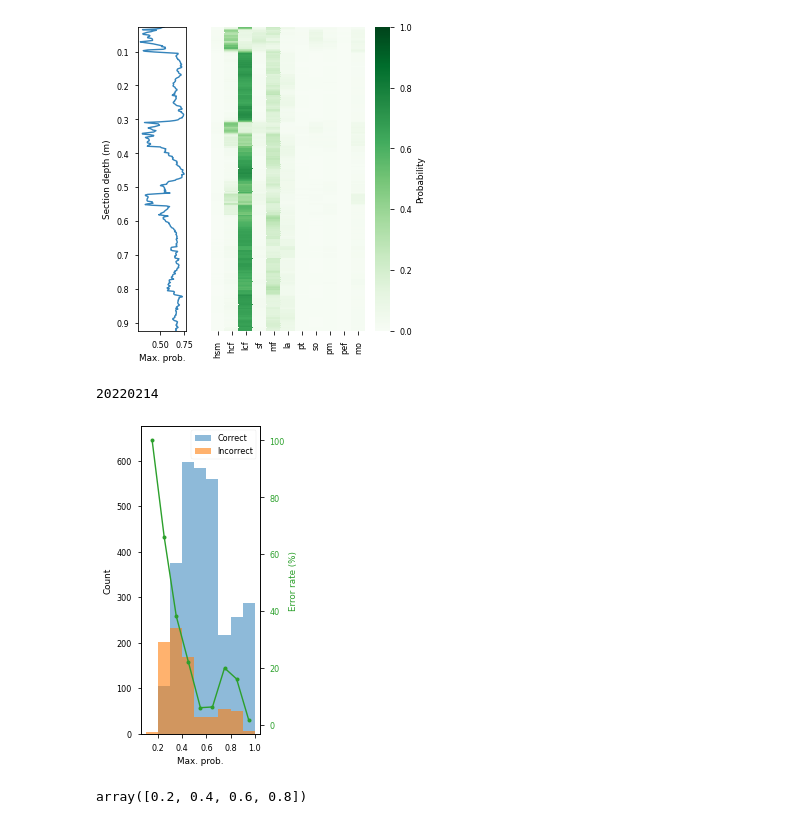
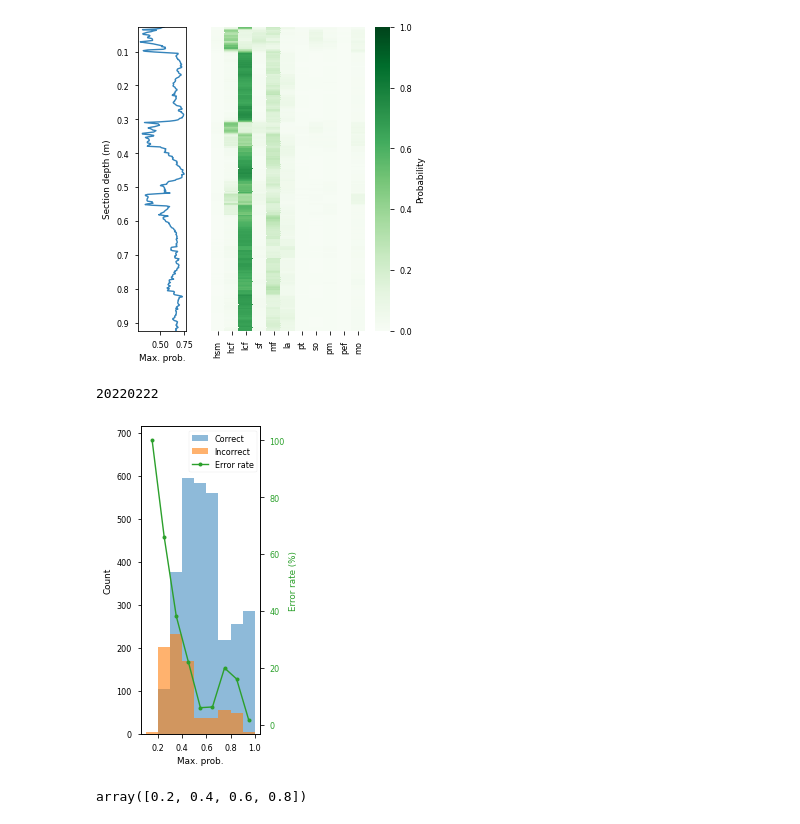
Before and after one commit to dispink/WASA-faciesXRF, a Jupyter notebook: prepare_paper_02.ipynb, the cells around one changed output. Saved outputs shown, nothing was run; the diff lists cells and outputs as text; code cells hidden in the pictures.

Commit message:
Minor modification of the figure
Output:
r_test_prob_distribution_20220222.png
	modified:   prepare_paper_02.ipynb

```diff
--- a/prepare_paper_02.ipynb
+++ b/prepare_paper_02.ipynb
@@ -527,28 +527,30 @@ for i in range(1, 10):
 # %%
 # histogram of the max. probability
 fig, ax1 = plt.subplots(figsize=(3, 5))
 bins = np.linspace(.1, 1.0, 10)
 ax1.hist(cor, label='Correct', alpha=.5, bins=bins)
 ax1.hist(incor, label='Incorrect', alpha=.6, bins=bins)
-ax1.set_ylim(0, 675)
-ax1.legend()
+ax1.set_ylim(0, 715)
+#ax1.legend()
 ax1.set_ylabel('Count')
 ax1.set_xlabel('Max. prob.')
 
 # error rate in each range of max. probability
 color = 'C2'
 ax2 = ax1.twinx()
-ax2.plot(np.linspace(0.15, 0.95, 9), np.array(error_rates)*100, marker='o', c=color, ms=4)
+ax2.plot(np.linspace(0.15, 0.95, 9), np.array(error_rates)*100, marker='o', c=color, ms=4, label='Error rate')
 ax2.set_ylabel('Error rate (%)', c=color)
 ax2.set_xticks(np.linspace(0.2, 1, 5))
 ax2.tick_params(axis='y', labelcolor=color)
+
+fig.legend(loc=(.445, .85))
 fig.tight_layout()
 
 fig.savefig('results/r_test_prob_distribution_{}.png'.format(date))
 print(date)
 # %% [output]
-20220214
+20220222
-[figure, old version]
+[figure, new version]
 # %%
 np.linspace(0.2, 0.8, 4)
 # %% [output]
```
